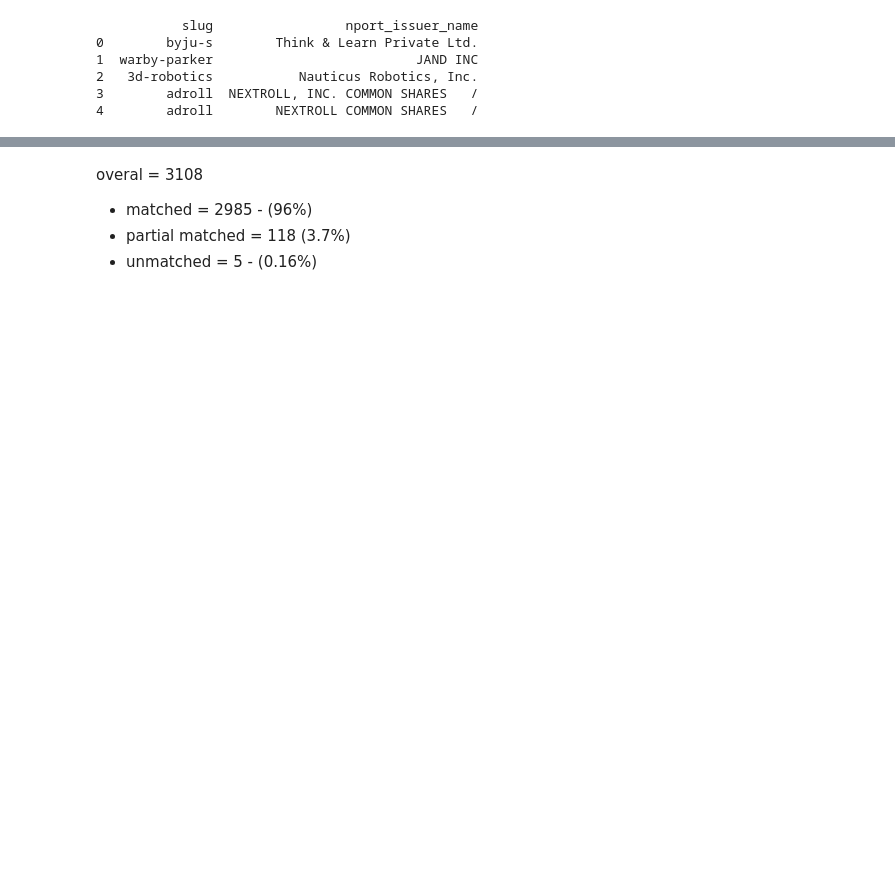
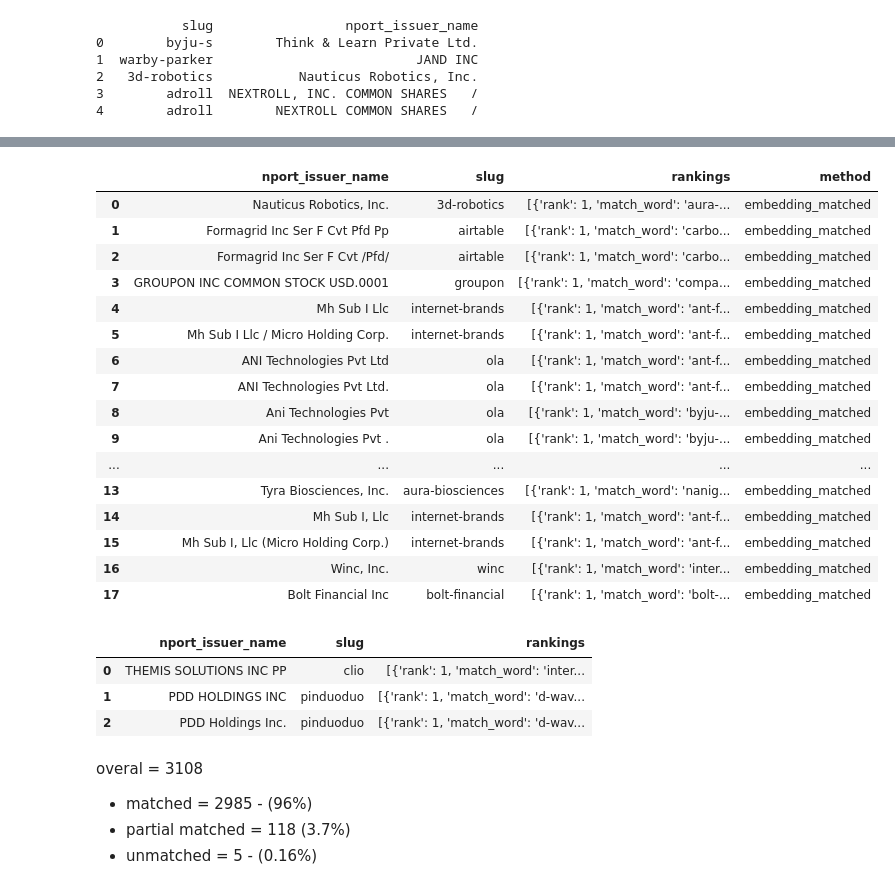
Before and after one commit to Elahe-Forge/development, a Jupyter notebook: notebooks/company_entity_lookup/combination_lookups.ipynb, the cells around one changed output, grey strips where cells are left out. Drawn from its saved outputs; the diff is of its cells as text; code cells hidden in the pictures; blank space fills up the shorter version.

```diff
--- a/notebooks/company_entity_lookup/combination_lookups.ipynb
+++ b/notebooks/company_entity_lookup/combination_lookups.ipynb
@@ -428,12 +395,12 @@ filtered_partial_matched_df.to_csv('data/partial_matched_perfect.csv', index=Fal
 # %%
 # create a pd dataframe of the unmatched items
-not_matched_list = []
+_not_matched_list = []
 for t in unmatched_items:
-    not_matched_list.append([t[1], t[0]])
+    _not_matched_list.append([t[1], t[0]])
 
-df_not_matched = pd.DataFrame(not_matched_list, columns=['slug', 'nport_issuer_name'])
-print(df_not_matched.head())
-df_not_matched.to_csv('data/unmatched_perfect.csv', index=False)
+_df_not_matched = pd.DataFrame(_not_matched_list, columns=['slug', 'nport_issuer_name'])
+print(_df_not_matched.head())
+_df_not_matched.to_csv('data/unmatched_perfect.csv', index=False)
 # %% [output]
            slug                 nport_issuer_name
 0        byju-s        Think & Learn Private Ltd.
@@ -441,6 +408,14 @@ df_not_matched.to_csv('data/unmatched_perfect.csv', index=False)
 2   3d-robotics           Nauticus Robotics, Inc.
 3        adroll  NEXTROLL, INC. COMMON SHARES   /
 4        adroll        NEXTROLL COMMON SHARES   /
+# %%
+not_matched_list = []
+for t in unmatched_items:
+    not_matched_list.append([t[0], t[1]])
+for t in partial_matched_items:
+    not_matched_list.append((t[0], t[1]))
+
+df_not_matched = pd.DataFrame(not_matched_list, columns=['nport_issuer_name','slug'])
 # %%
 
 df_forge_price = pd.read_csv('data/forge_price_sample.csv')
@@ -762,5 +740,31 @@ Top-5 Accuracy: 95.19%
 # %%
 partial_matched_results_df = pd.DataFrame(partial_matched_results)
 partial_matched_results_df['method'] = 'embedding_matched'
 
 partial_matched_results_df.to_csv('data/partial_matched_embedding.csv', index=False)
+partial_matched_results_df
+# %% [output]
+|  | nport_issuer_name | slug | rankings | method |
+| 0 | Nauticus Robotics, Inc. | 3d-robotics | [{'rank': 1, 'match_word': 'aura-... | embedding_matched |
+| 1 | Formagrid Inc Ser F Cvt Pfd Pp | airtable | [{'rank': 1, 'match_word': 'carbo... | embedding_matched |
+| 2 | Formagrid Inc Ser F Cvt /Pfd/ | airtable | [{'rank': 1, 'match_word': 'carbo... | embedding_matched |
+| 3 | GROUPON INC COMMON STOCK USD.0001 | groupon | [{'rank': 1, 'match_word': 'compa... | embedding_matched |
+| 4 | Mh Sub I Llc | internet-brands | [{'rank': 1, 'match_word': 'ant-f... | embedding_matched |
+| 5 | Mh Sub I Llc / Micro Holding Corp. | internet-brands | [{'rank': 1, 'match_word': 'ant-f... | embedding_matched |
+| 6 | ANI Technologies Pvt Ltd | ola | [{'rank': 1, 'match_word': 'ant-f... | embedding_matched |
+| 7 | ANI Technologies Pvt Ltd. | ola | [{'rank': 1, 'match_word': 'ant-f... | embedding_matched |
+| 8 | Ani Technologies Pvt | ola | [{'rank': 1, 'match_word': 'byju-... | embedding_matched |
+| 9 | Ani Technologies Pvt . | ola | [{'rank': 1, 'match_word': 'byju-... | embedding_matched |
+| ... | ... | ... | ... | ... |
+| 13 | Tyra Biosciences, Inc. | aura-biosciences | [{'rank': 1, 'match_word': 'nanig... | embedding_matched |
+| 14 | Mh Sub I, Llc | internet-brands | [{'rank': 1, 'match_word': 'ant-f... | embedding_matched |
+| 15 | Mh Sub I, Llc (Micro Holding Corp.) | internet-brands | [{'rank': 1, 'match_word': 'ant-f... | embedding_matched |
+| 16 | Winc, Inc. | winc | [{'rank': 1, 'match_word': 'inter... | embedding_matched |
+| 17 | Bolt Financial Inc | bolt-financial | [{'rank': 1, 'match_word': 'bolt-... | embedding_matched |
+# %%
+df_not_matched_results
+# %% [output]
+|  | nport_issuer_name | slug | rankings |
+| 0 | THEMIS SOLUTIONS INC PP | clio | [{'rank': 1, 'match_word': 'inter... |
+| 1 | PDD HOLDINGS INC | pinduoduo | [{'rank': 1, 'match_word': 'd-wav... |
+| 2 | PDD Holdings Inc. | pinduoduo | [{'rank': 1, 'match_word': 'd-wav... |
```
Also changed, not shown: parts of 16 cells of this notebook, 3 other files.
